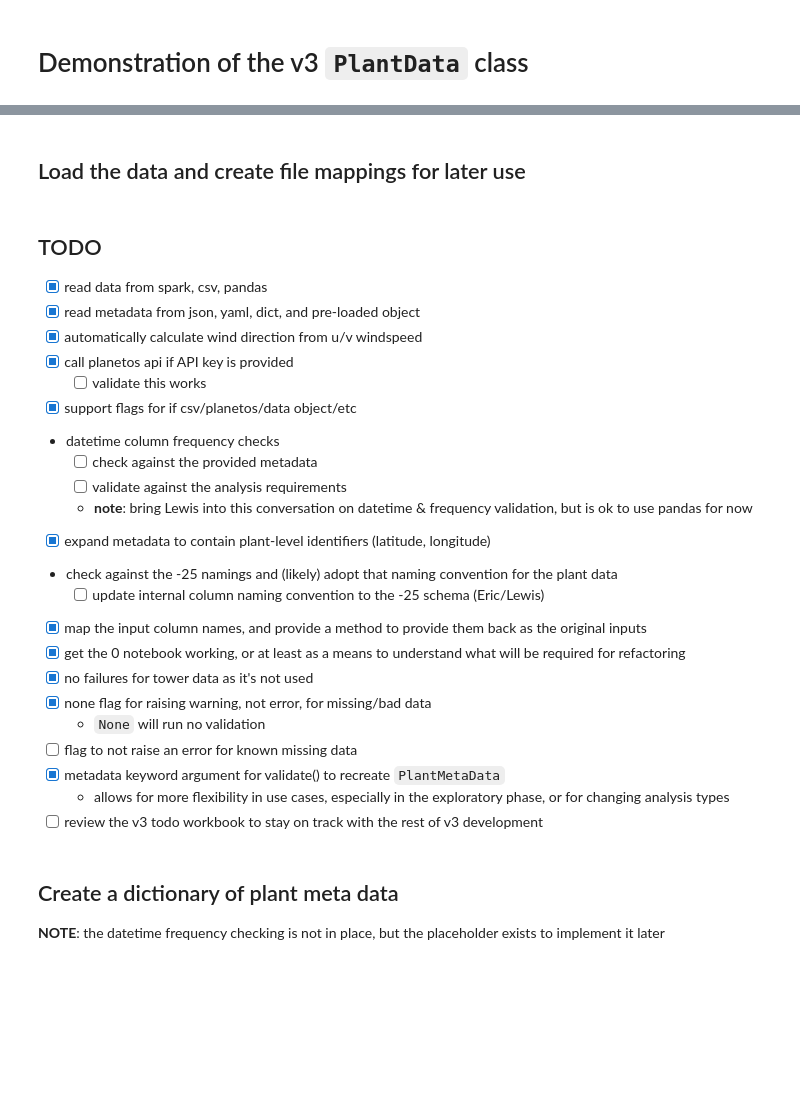
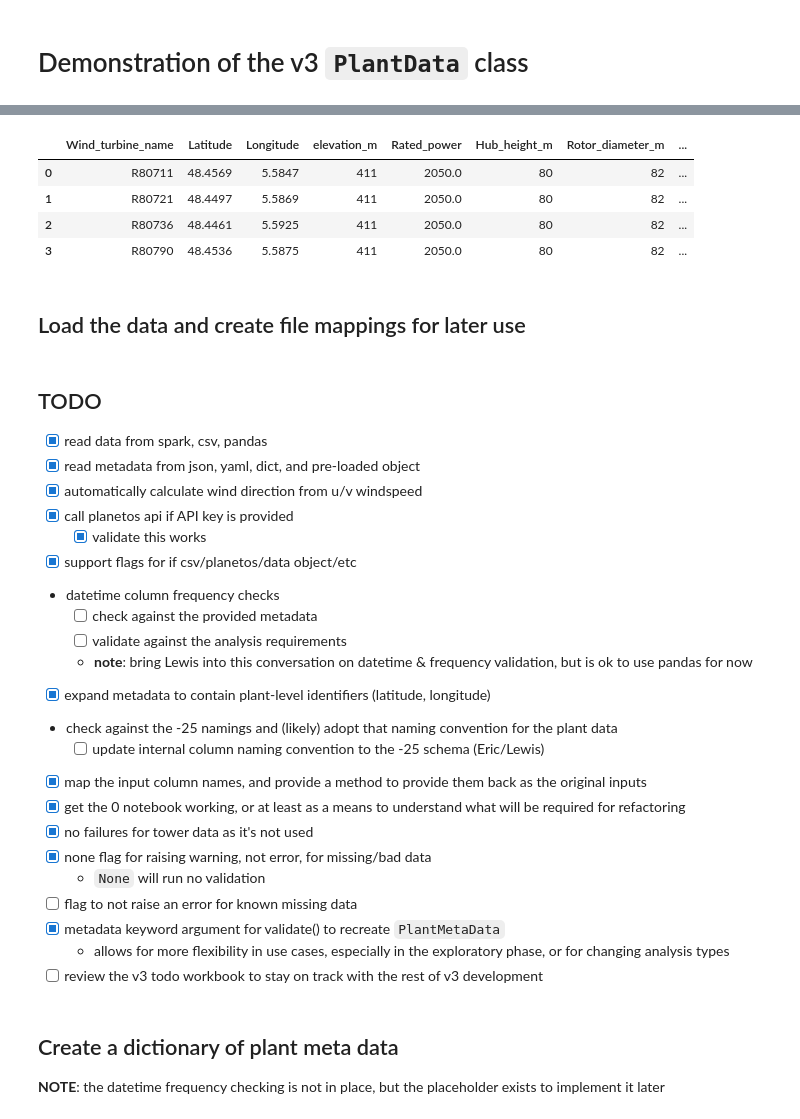
Before and after one commit to NREL/OpenOA, a Jupyter notebook: examples/00_v3_demonstration.ipynb, the cells around one changed output, grey strips where cells are left out. Cells and saved outputs as stored; diff of their text form; code cells hidden in the pictures; blank space fills up the shorter version.

```diff
--- a/examples/00_v3_demonstration.ipynb
+++ b/examples/00_v3_demonstration.ipynb
@@ -12,3 +128,11 @@ from openoa.types.plant_v2 import PlantDataV3, PlantMetaData
+# %%
+asset.head()
+# %% [output]
+|  | Wind_turbine_name | Latitude | Longitude | elevation_m | Rated_power | Hub_height_m | Rotor_diameter_m | ... |
+| 0 | R80711 | 48.4569 | 5.5847 | 411 | 2050.0 | 80 | 82 | ... |
+| 1 | R80721 | 48.4497 | 5.5869 | 411 | 2050.0 | 80 | 82 | ... |
+| 2 | R80736 | 48.4461 | 5.5925 | 411 | 2050.0 | 80 | 82 | ... |
+| 3 | R80790 | 48.4536 | 5.5875 | 411 | 2050.0 | 80 | 82 | ... |
 # %% [markdown]
 ## Load the data and create file mappings for later use
 # %%
@@ -38,7 +162,7 @@ json_meta = "data/plant_meta.json"
  - [x] read metadata from json, yaml, dict, and pre-loaded object
  - [x] automatically calculate wind direction from u/v windspeed
  - [x] call planetos api if API key is provided
-   - [ ] validate this works
+   - [x] validate this works
  - [x] support flags for if csv/planetos/data object/etc
  - datetime column frequency checks
     - [ ] check against the provided metadata
```
Also changed, not shown: parts of 13 cells of this notebook.
